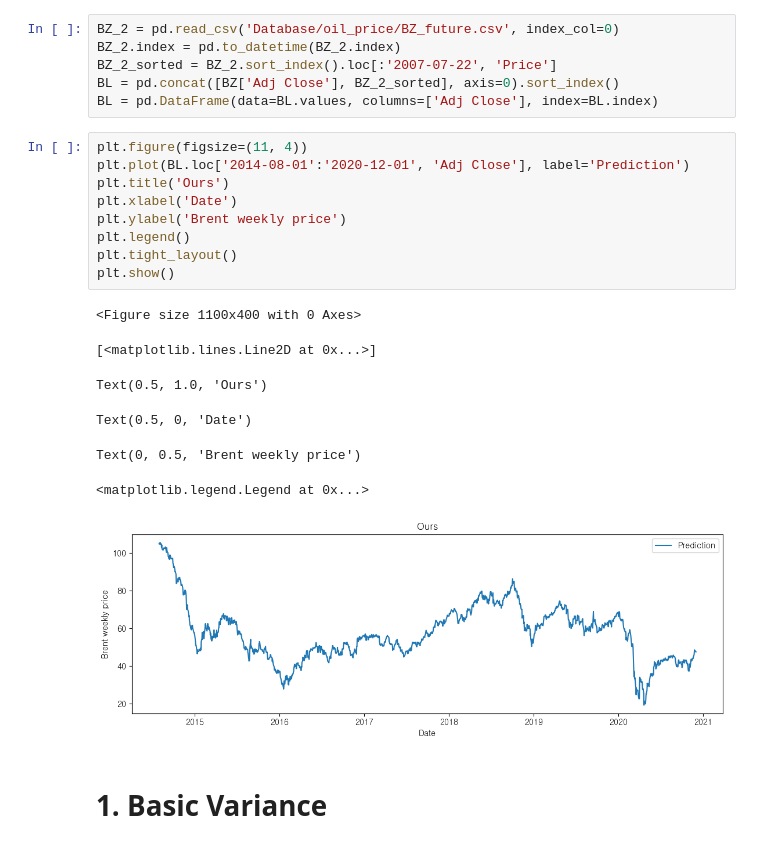
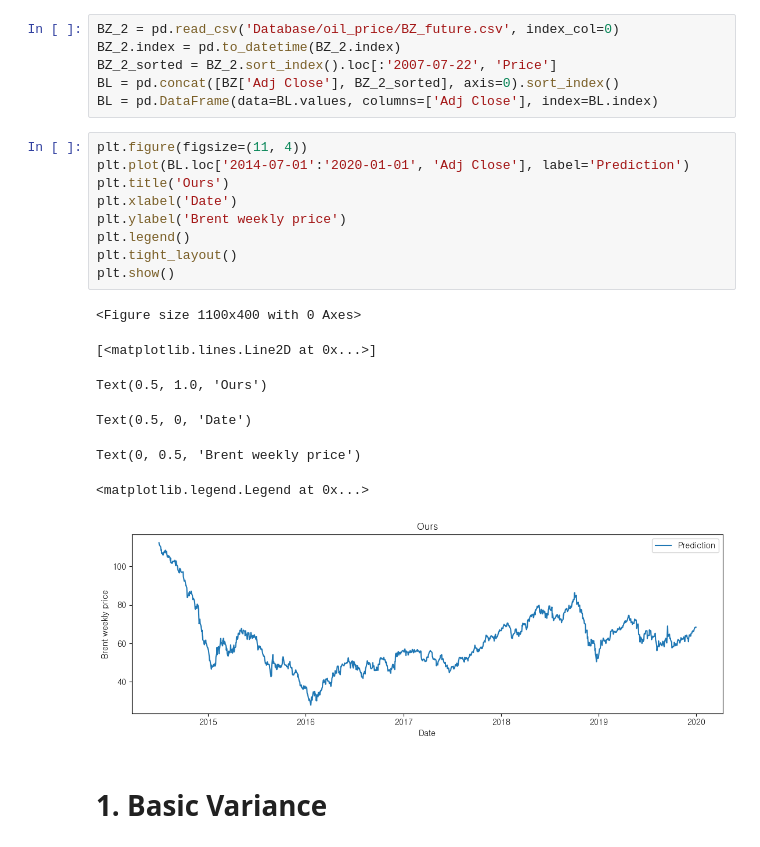
Before and after one commit to kimjuhwan1234/Volatility_Forecasting, a Jupyter notebook: preprocessing.ipynb, the cells around one changed output. Saved outputs shown, nothing was run; the diff lists cells and outputs as text.

```diff
--- a/preprocessing.ipynb
+++ b/preprocessing.ipynb
@@ -55,21 +55,21 @@ BL = pd.concat([BZ['Adj Close'], BZ_2_sorted], axis=0).sort_index()
 BL = pd.DataFrame(data=BL.values, columns=['Adj Close'], index=BL.index)
 # %%
 plt.figure(figsize=(11, 4))
-plt.plot(BL.loc['2014-08-01':'2020-12-01', 'Adj Close'], label='Prediction')
+plt.plot(BL.loc['2014-07-01':'2020-01-01', 'Adj Close'], label='Prediction')
 plt.title('Ours')
 plt.xlabel('Date')
 plt.ylabel('Brent weekly price')
 plt.legend()
 plt.tight_layout()
 plt.show()
 # %% [output]
 <Figure size 1100x400 with 0 Axes>
 [<matplotlib.lines.Line2D at 0x...>]
 Text(0.5, 1.0, 'Ours')
 Text(0.5, 0, 'Date')
 Text(0, 0.5, 'Brent weekly price')
 <matplotlib.legend.Legend at 0x...>
-[figure, old version]
+[figure, new version]
 # %% [markdown]
 # 1. Basic Variance
 # %%
```
Also changed, not shown: parts of 9 cells of this notebook, 32 other files.
